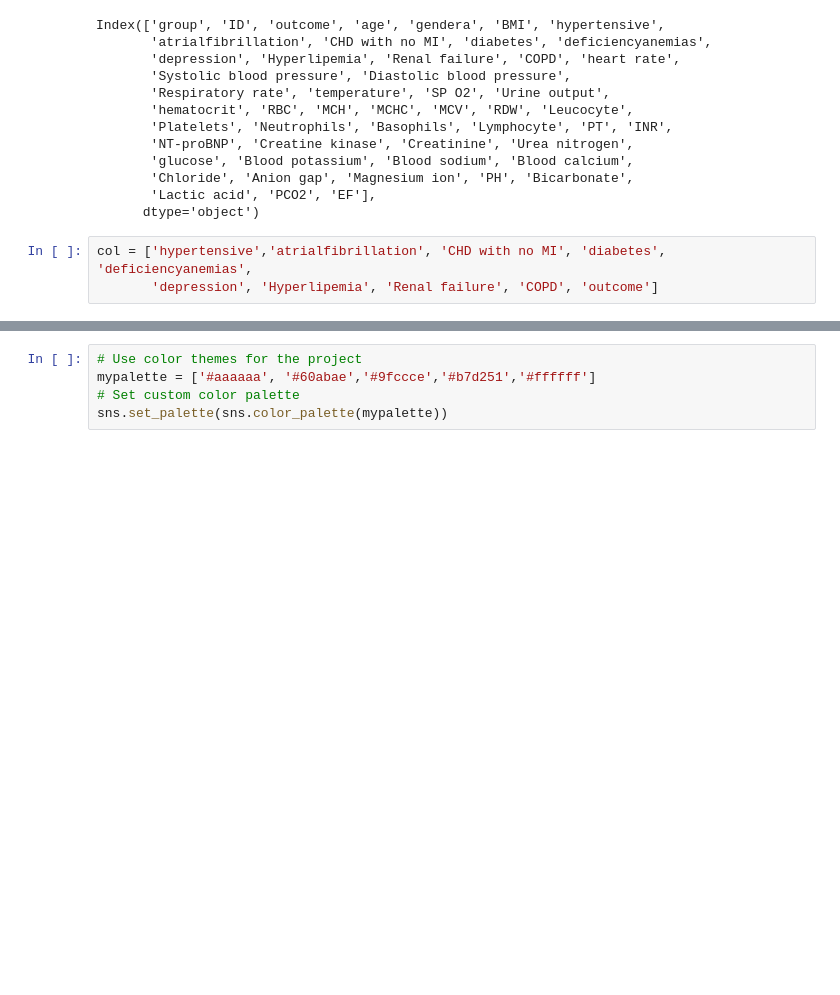
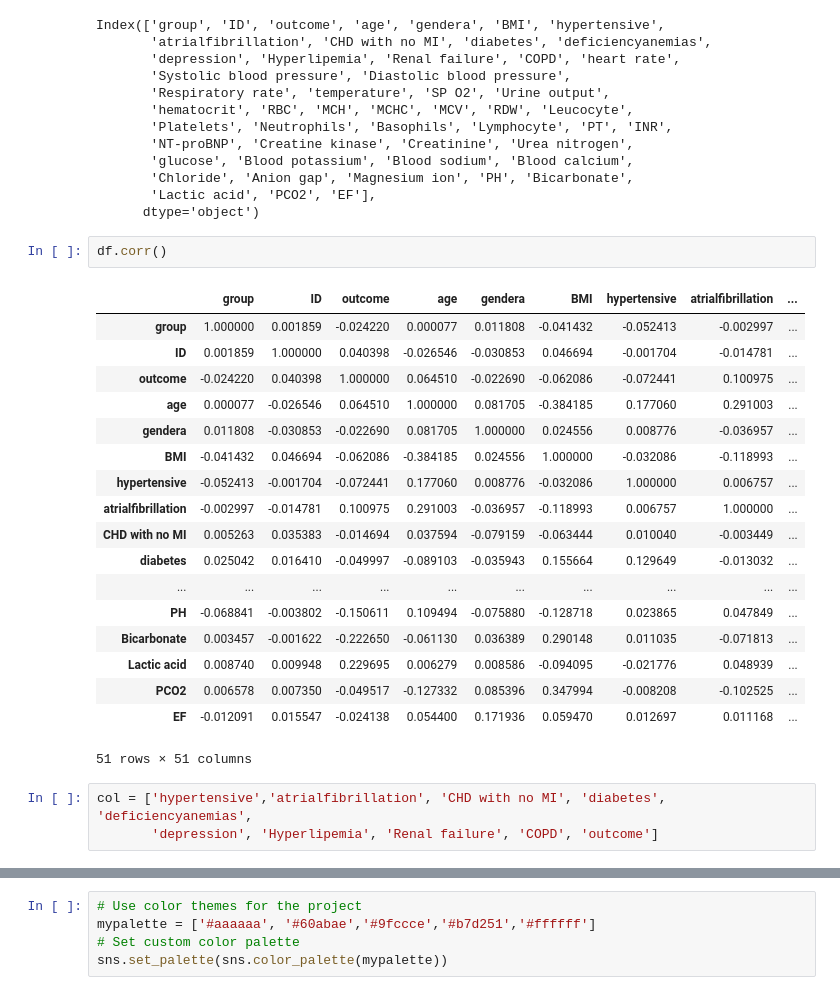
Before and after one commit to ranger9103/heart_failure_mortality, a Jupyter notebook: EDA.ipynb, the cells around one changed output, grey strips where cells are left out. Drawn from its saved outputs; the diff is of its cells as text; blank space fills up the shorter version.

Commit message:
updated correlation tables

```diff
--- a/EDA.ipynb
+++ b/EDA.ipynb
@@ -97,9 +97,30 @@ Index(['group', 'ID', 'outcome', 'age', 'gendera', 'BMI', 'hypertensive',
        'Chloride', 'Anion gap', 'Magnesium ion', 'PH', 'Bicarbonate',
        'Lactic acid', 'PCO2', 'EF'],
       dtype='object')
-# %%
-col = ['hypertensive','atrialfibrillation', 'CHD with no MI', 'diabetes', 'deficiencyanemias',
-       'depression', 'Hyperlipemia', 'Renal failure', 'COPD', 'outcome']
+# %%
+df.corr()
+# %% [output]
+|  | group | ID | outcome | age | gendera | BMI | hypertensive | atrialfibrillation | ... |
+| group | 1.000000 | 0.001859 | -0.024220 | 0.000077 | 0.011808 | -0.041432 | -0.052413 | -0.002997 | ... |
+| ID | 0.001859 | 1.000000 | 0.040398 | -0.026546 | -0.030853 | 0.046694 | -0.001704 | -0.014781 | ... |
+| outcome | -0.024220 | 0.040398 | 1.000000 | 0.064510 | -0.022690 | -0.062086 | -0.072441 | 0.100975 | ... |
+| age | 0.000077 | -0.026546 | 0.064510 | 1.000000 | 0.081705 | -0.384185 | 0.177060 | 0.291003 | ... |
+| gendera | 0.011808 | -0.030853 | -0.022690 | 0.081705 | 1.000000 | 0.024556 | 0.008776 | -0.036957 | ... |
+| BMI | -0.041432 | 0.046694 | -0.062086 | -0.384185 | 0.024556 | 1.000000 | -0.032086 | -0.118993 | ... |
+| hypertensive | -0.052413 | -0.001704 | -0.072441 | 0.177060 | 0.008776 | -0.032086 | 1.000000 | 0.006757 | ... |
+| atrialfibrillation | -0.002997 | -0.014781 | 0.100975 | 0.291003 | -0.036957 | -0.118993 | 0.006757 | 1.000000 | ... |
+| CHD with no MI | 0.005263 | 0.035383 | -0.014694 | 0.037594 | -0.079159 | -0.063444 | 0.010040 | -0.003449 | ... |
+| diabetes | 0.025042 | 0.016410 | -0.049997 | -0.089103 | -0.035943 | 0.155664 | 0.129649 | -0.013032 | ... |
+| ... | ... | ... | ... | ... | ... | ... | ... | ... | ... |
+| PH | -0.068841 | -0.003802 | -0.150611 | 0.109494 | -0.075880 | -0.128718 | 0.023865 | 0.047849 | ... |
+| Bicarbonate | 0.003457 | -0.001622 | -0.222650 | -0.061130 | 0.036389 | 0.290148 | 0.011035 | -0.071813 | ... |
+| Lactic acid | 0.008740 | 0.009948 | 0.229695 | 0.006279 | 0.008586 | -0.094095 | -0.021776 | 0.048939 | ... |
+| PCO2 | 0.006578 | 0.007350 | -0.049517 | -0.127332 | 0.085396 | 0.347994 | -0.008208 | -0.102525 | ... |
+| EF | -0.012091 | 0.015547 | -0.024138 | 0.054400 | 0.171936 | 0.059470 | 0.012697 | 0.011168 | ... |
+51 rows × 51 columns
+# %%
+col = ['hypertensive','atrialfibrillation', 'CHD with no MI', 'diabetes', 'deficiencyanemias',
+       'depression', 'Hyperlipemia', 'Renal failure', 'COPD', 'outcome']
 # %%
 #correlation between different comorbidities
 corr = df[col].corr()
```
Also changed, not shown: parts of 16 cells of this notebook.
